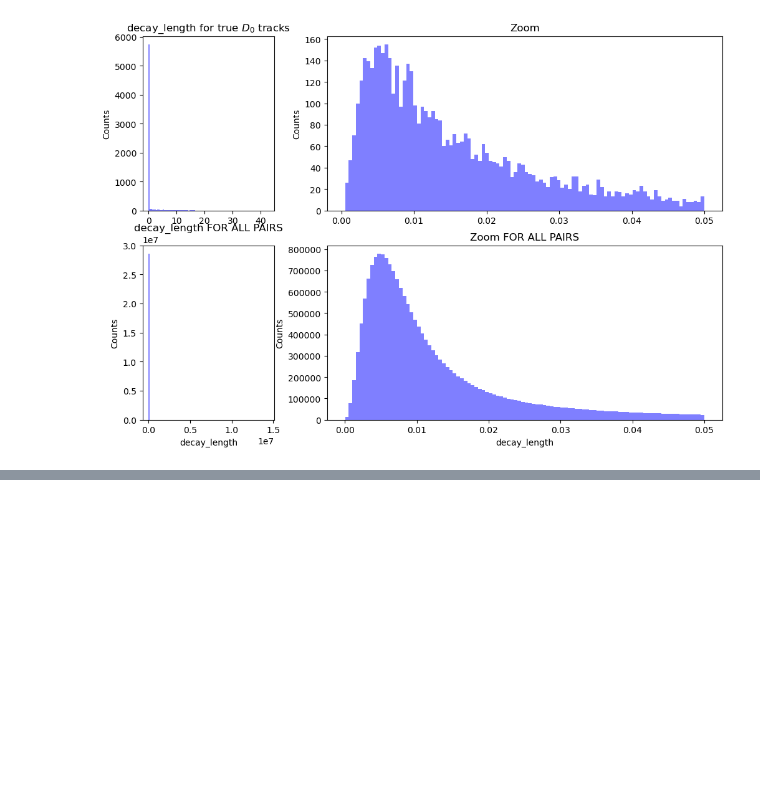
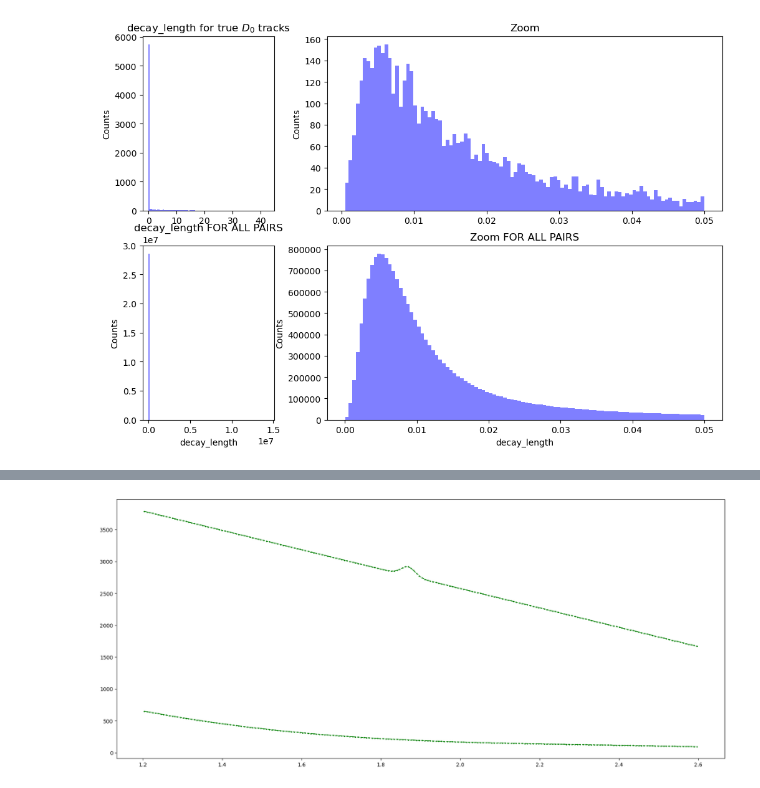
Before and after one commit to LeoPi314/LCPB_Project, a Jupyter notebook: MC_cut_analysis.ipynb, the cells around one changed output, grey strips where cells are left out. Cells and saved outputs as stored; diff of their text form; code cells hidden in the pictures; blank space fills up the shorter version.

```diff
--- a/MC_cut_analysis.ipynb
+++ b/MC_cut_analysis.ipynb
@@ -627,0 +775,13 @@ With the cut at 0.05 we keep 80.77% of original D_0s
+# %%
+fig, ax = plt.subplots(figsize=(21,9))
+ax.plot( both_centers, both_params[0]*norm.pdf(x=both_centers, loc= both_params[1], scale=both_params[2] ) + \
+         both_params[6]*both_centers + both_params[7] ,color='green', marker='o', linestyle='dashed', \
+                        linewidth=1.3, markersize=1.5, label = 'Both')
+
+ax.plot( both_centers, both_params[3]*norm.pdf(x=both_centers, loc= both_params[4], scale=both_params[5] ) + \
+         both_params[6]*both_centers + both_params[7] ,color='green', marker='o', linestyle='dashed', \
+                        linewidth=1.3, markersize=1.5, label = 'Both')
+
+plt.show()
+# %% [output]
+[figure, added]
```
Also changed, not shown: parts of 8 cells of this notebook.
